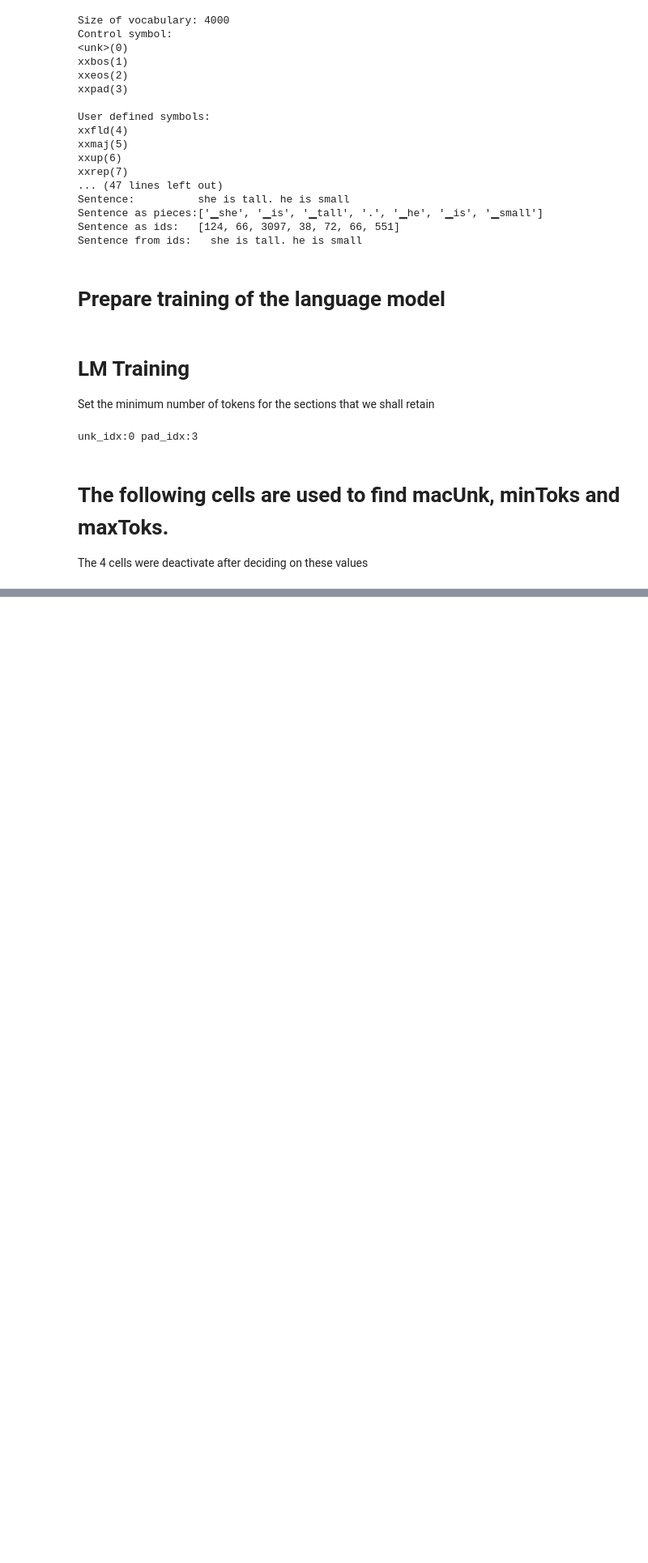
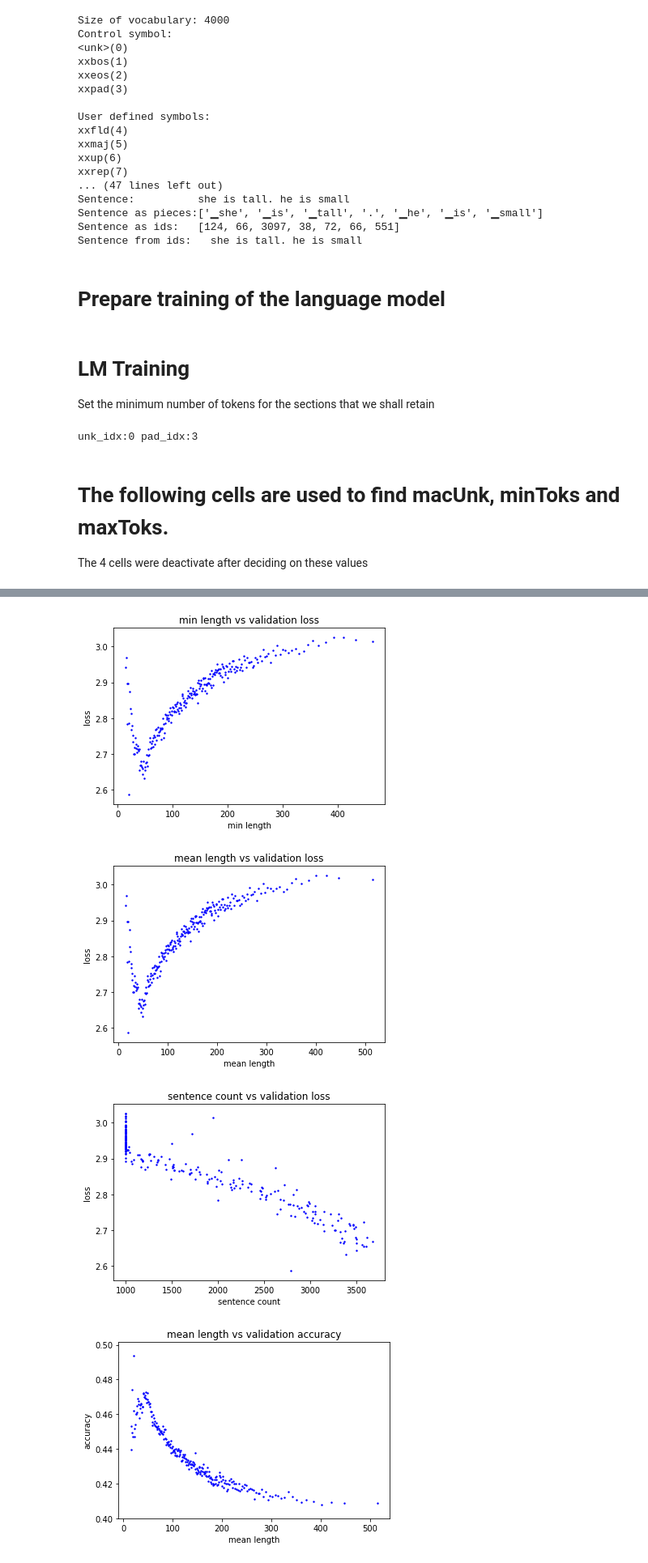
Before and after one commit to kasparlund/nlp, a Jupyter notebook: ULMFiT-Sentencepiece-Wiki-Training.ipynb, the cells around one changed output, grey strips where cells are left out. Shown at 81% size. Drawn from its saved outputs; the diff is of its cells as text; code cells hidden in the pictures; blank space fills up the shorter version.

```diff
--- a/ULMFiT-Sentencepiece-Wiki-Training.ipynb
+++ b/ULMFiT-Sentencepiece-Wiki-Training.ipynb
@@ -399,0 +516,2 @@ gc.collect()
+# %%
+learn = learn.load(f'{model.name}/{experiment_name}')
@@ -399,0 +577,18 @@ gc.collect()
+# %%
+def loss_vs_sentence_length(resampler):
+    count,min_lengths,mean_lengths,max_lengths, losses, accuracies = [],[],[],[],[],[]
+    for i,bucket in enumerate(resampler.buckets):
+        print( f"{int(i/len(resampler.buckets)*100+.5)} %" )
+        sentences = validIDS_[bucket]
+        lengths   = np.fromiter( (len(s) for s in sentences), dtype=np.int,count=len(bucket) )
+        b_dl      = create_dataloader_from_ids(sentences,bs=64,bptt=70, vocab=vocab)
+        loss, accuracy = learn.validate(b_dl)
+
+        count.append(len(bucket))
+        min_lengths.append(  int(np.min(  lengths ))     )
+        mean_lengths.append( int(np.mean( lengths )+0.5) )
+        max_lengths.append(  int(np.max(  lengths ))     )
+        losses.append( loss )
+        accuracies.append(accuracy.numpy())
+    return pd.DataFrame(data=np.array([count, min_lengths, mean_lengths, max_lengths, losses, accuracies ]).T,
+                        columns=["count", "min_length","mean_length","max_length", "loss","accuracy"])
@@ -399,0 +604,3 @@ gc.collect()
+# %%
+loss_vs_sentence = loss_vs_sentence_length(resampler)
+loss_vs_sentence
@@ -399,0 +628,23 @@ gc.collect()
+# %%
+def plot_losses( title, x_label, y_label, x, y): #, accuracy ):
+    plt.scatter(x, y, s=2, c='b')
+    #plt.plot(x, loss, c='g', label='loss')
+    plt.xlabel(x_label)
+    plt.ylabel(y_label)
+    plt.title(title)
+plot_losses("min length vs validation loss", "min length", "loss", loss_vs_sentence.min_length, loss_vs_sentence.loss)
+plt.show()
+plot_losses("mean length vs validation loss","mean length", "loss", loss_vs_sentence.mean_length, loss_vs_sentence.loss)
+plt.show()
+plot_losses("sentence count vs validation loss","sentence count", "loss",  loss_vs_sentence["count"], loss_vs_sentence.loss)
+plt.show()
+plot_losses("mean length vs validation accuracy","mean length", "accuracy", loss_vs_sentence.mean_length, loss_vs_sentence.accuracy)
+plt.show()
+
+print(min(loss_vs_sentence.loss))
+print(loss_vs_sentence[0:60])
+# %% [output]
+[figure, added]
+[figure, added]
+[figure, added]
+[figure, added]
```
Also changed, not shown: parts of 41 cells of this notebook, 2 other files.
